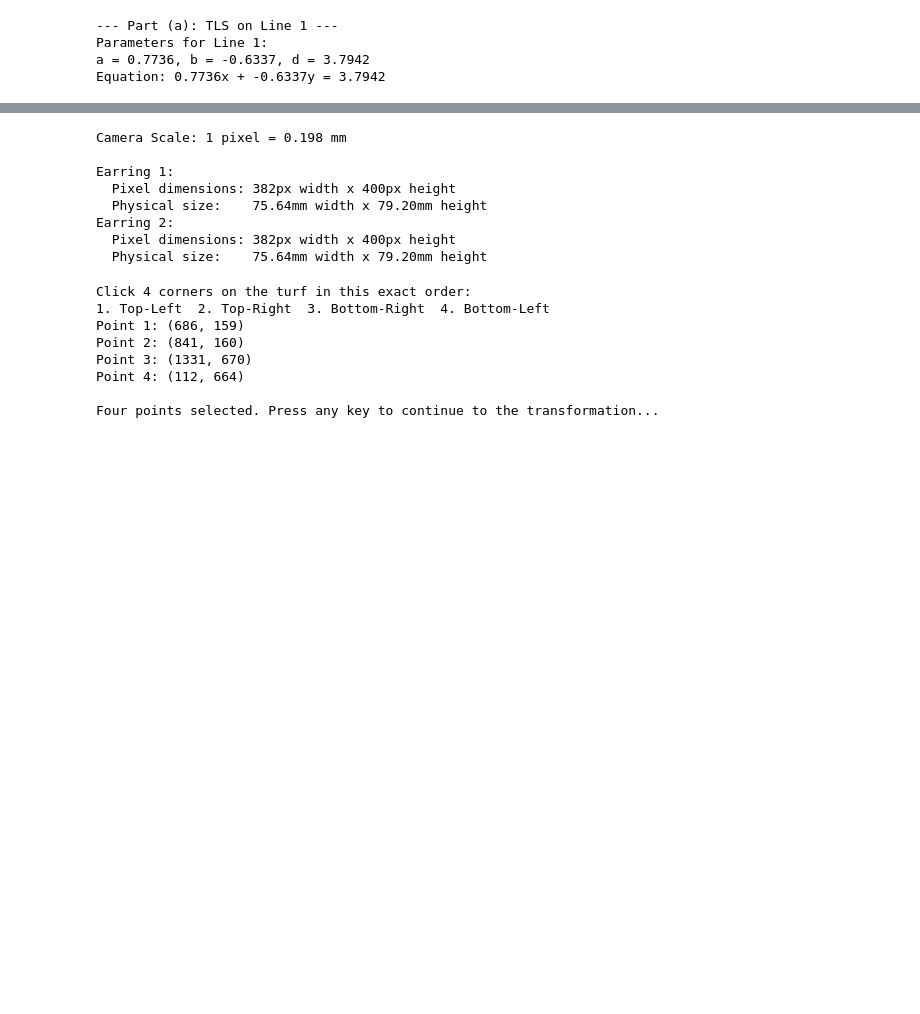
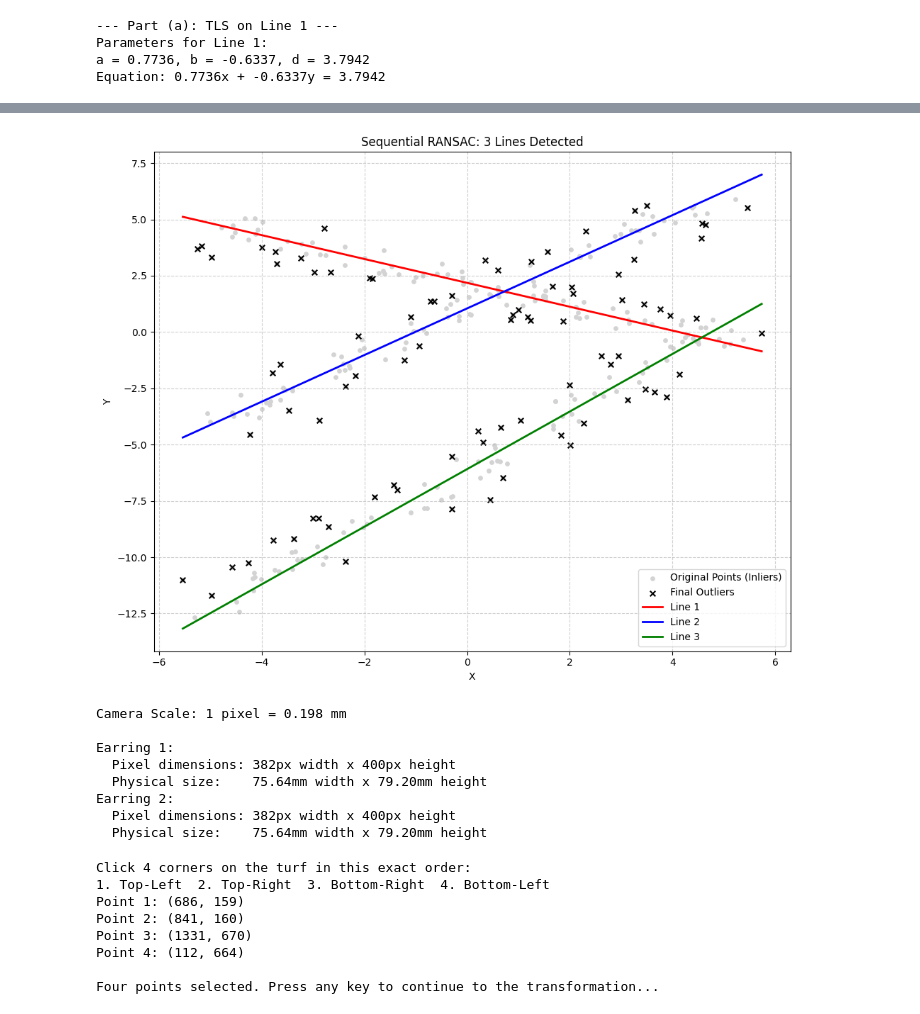
Before and after one commit to akashsivakumar09/Fitting-and-Alignment, a Jupyter notebook: Assignment02.ipynb, the cells around one changed output, grey strips where cells are left out. Drawn from its saved outputs; the diff is of its cells as text; code cells hidden in the pictures; blank space fills up the shorter version.

```diff
--- a/Assignment02.ipynb
+++ b/Assignment02.ipynb
@@ -106,3 +137,37 @@ Points left as outliers: 90
+# %%
+plt.figure(figsize=(10, 8))
+
+plt.scatter(points[:, 0], points[:, 1], color='lightgray', s=15, label='Original Points (Inliers)')
+
+if len(remaining_points) > 0:
+    plt.scatter(remaining_points[:, 0], remaining_points[:, 1],
+                color='black', marker='x', s=30, label='Final Outliers')
+
+x_min, x_max = np.min(points[:, 0]), np.max(points[:, 0])
+x_vals = np.array([x_min, x_max])
+
+colors = ['red', 'blue', 'green']
+
+for i, (a, b, d) in enumerate(found_lines):
+    color = colors[i % len(colors)]
+
+    if abs(b) > 1e-6:
+        y_vals = (d - a * x_vals) / b
+        plt.plot(x_vals, y_vals, color=color, linewidth=2, label=f'Line {i+1}')
+    else:
+        x_val = d / a
+        plt.axvline(x=x_val, color=color, linewidth=2, label=f'Line {i+1}')
+
+plt.title('Sequential RANSAC: 3 Lines Detected')
+plt.xlabel('X')
+plt.ylabel('Y')
+plt.legend()
+plt.grid(True, linestyle='--', alpha=0.6)
+plt.tight_layout()
+
+plt.show()
+# %% [output]
+[figure, added]
 # %%
 def measure_earrings(image_path):
     focal_length_mm = 8.0
```
Also changed, not shown: parts of 3 cells of this notebook.
